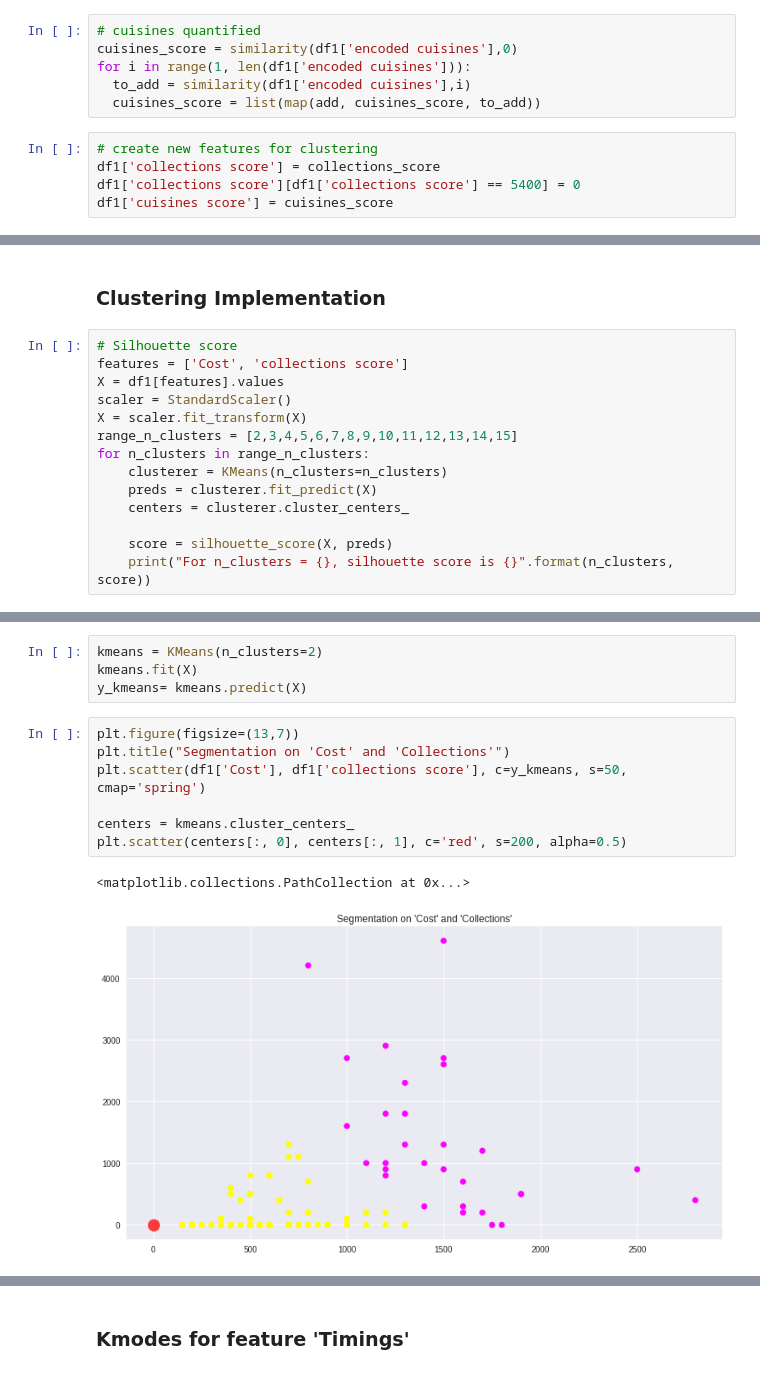
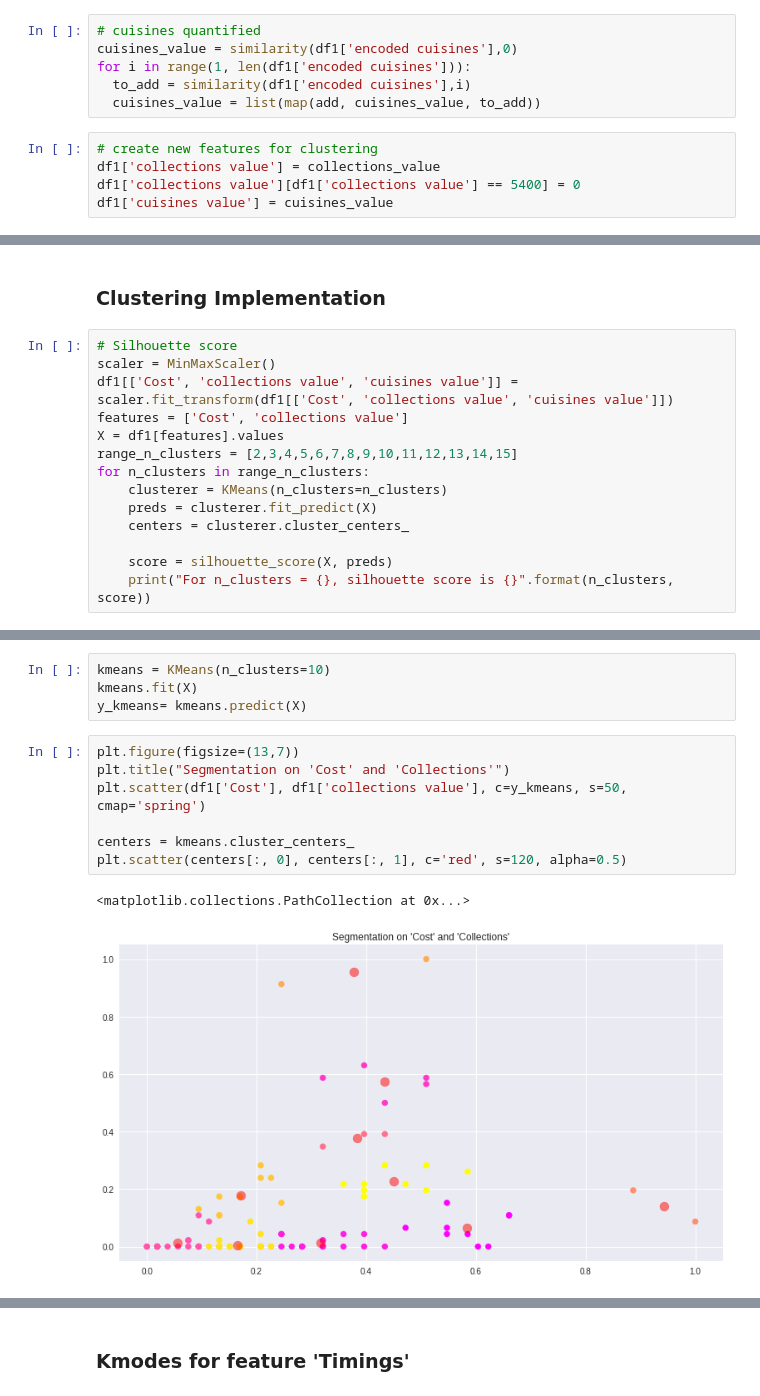
Before and after one commit to Selva-Subramanian/Zomato-restaurant-clustering-Sentiment-Analysis, a Jupyter notebook: ZOMATO_RESTAURANT_CLUSTERING_AND_SENTIMENT_ANALYSIS.ipynb, the cells around one changed output, grey strips where cells are left out. Cells and saved outputs as stored; diff of their text form.

Commit message:
Clustering improvisation

```diff
--- a/ZOMATO_RESTAURANT_CLUSTERING_AND_SENTIMENT_ANALYSIS.ipynb
+++ b/ZOMATO_RESTAURANT_CLUSTERING_AND_SENTIMENT_ANALYSIS.ipynb
@@ -404,14 +405,14 @@ for i in range(1, len(df1['encoded collections'])):
 # %%
 # cuisines quantified
-cuisines_score = similarity(df1['encoded cuisines'],0)
+cuisines_value = similarity(df1['encoded cuisines'],0)
 for i in range(1, len(df1['encoded cuisines'])):
   to_add = similarity(df1['encoded cuisines'],i)
-  cuisines_score = list(map(add, cuisines_score, to_add))
+  cuisines_value = list(map(add, cuisines_value, to_add))
 # %%
 # create new features for clustering
-df1['collections score'] = collections_score
-df1['collections score'][df1['collections score'] == 5400] = 0
-df1['cuisines score'] = cuisines_score
+df1['collections value'] = collections_value
+df1['collections value'][df1['collections value'] == 5400] = 0
+df1['cuisines value'] = cuisines_value
 # %% [output]
 A value is trying to be set on a copy of a slice from a DataFrame
 
@@ -442,10 +443,10 @@ data_table.DataTable(df1, include_index=False, num_rows_per_page=25)
 ### <b> Clustering Implementation
 # %%
 # Silhouette score
-features = ['Cost', 'collections score']
+scaler = MinMaxScaler()
+df1[['Cost', 'collections value', 'cuisines value']] = scaler.fit_transform(df1[['Cost', 'collections value', 'cuisines value']])
+features = ['Cost', 'collections value']
 X = df1[features].values
-scaler = StandardScaler()
-X = scaler.fit_transform(X)
 range_n_clusters = [2,3,4,5,6,7,8,9,10,11,12,13,14,15]
 for n_clusters in range_n_clusters:
     clusterer = KMeans(n_clusters=n_clusters)
@@ -488,14 +489,14 @@ plt.show()
 # %%
-kmeans = KMeans(n_clusters=2)
+kmeans = KMeans(n_clusters=10)
 kmeans.fit(X)
 y_kmeans= kmeans.predict(X)
 # %%
 plt.figure(figsize=(13,7))
 plt.title("Segmentation on 'Cost' and 'Collections'")
-plt.scatter(df1['Cost'], df1['collections score'], c=y_kmeans, s=50, cmap='spring')
+plt.scatter(df1['Cost'], df1['collections value'], c=y_kmeans, s=50, cmap='spring')
 
 centers = kmeans.cluster_centers_
-plt.scatter(centers[:, 0], centers[:, 1], c='red', s=200, alpha=0.5)
+plt.scatter(centers[:, 0], centers[:, 1], c='red', s=120, alpha=0.5)
 # %% [output]
 <matplotlib.collections.PathCollection at 0x...>
-[figure, old version]
+[figure, new version]
```
Also changed, not shown: parts of 17 cells of this notebook.
